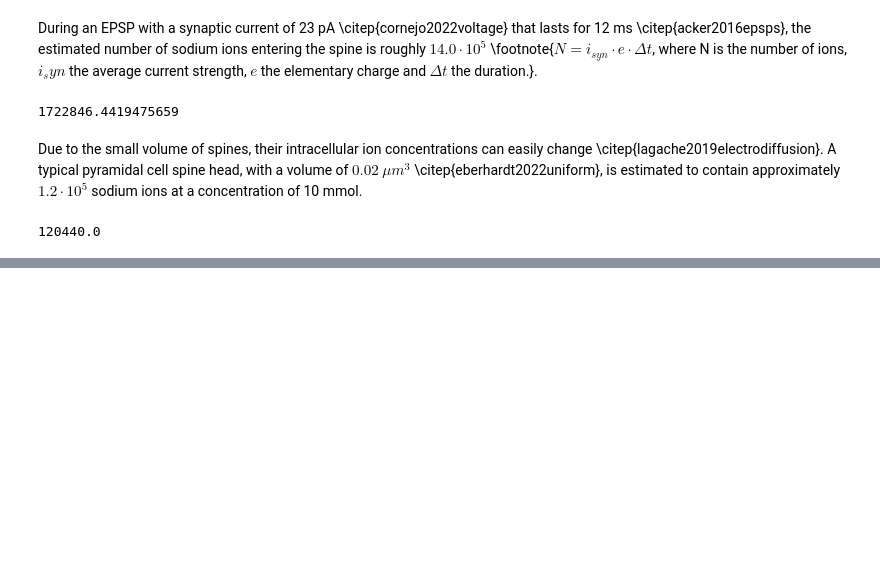
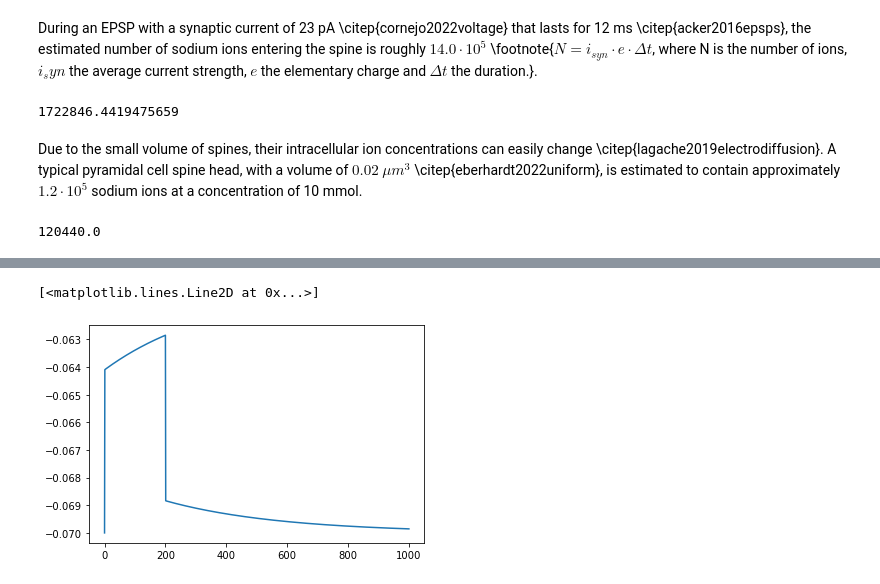
Before and after one commit to feblmu/Eberhardt2024Ion-concentration, a Jupyter notebook: notebooks/calcium_membrane_voltage.ipynb, the cells around one changed output, grey strips where cells are left out. Cells and saved outputs as stored; diff of their text form; code cells hidden in the pictures; blank space fills up the shorter version.

```diff
--- a/notebooks/calcium_membrane_voltage.ipynb
+++ b/notebooks/calcium_membrane_voltage.ipynb
@@ -144,0 +162,40 @@ Due to the small volume of spines, their intracellular ion concentrations can ea
+# %%
+file_id = 'experiment_205'
+(x,
+a,
+t,
+phi,
+c_Na,
+c_K,
+c_Cl,
+param_set,
+params,
+dx,
+dt,
+r_Na,
+R_Na,
+g_Na_ij,
+r_K,
+R_K,
+g_K_ij,
+r_Cl,
+R_Cl,
+g_Cl_ij,
+r_e,
+R_e,
+g_ij,
+i_c_Na,
+i_c_K,
+i_c_Cl,
+i_e_Na,
+i_e_K,
+i_e_Cl,
+i_e,
+i_c,
+i_total,
+) = plot.get_results_summary(file_id)
+
+plt.plot(phi[:,1])
+# %% [output]
+[<matplotlib.lines.Line2D at 0x...>]
+[figure, added]
```
Also changed, not shown: parts of 6 cells of this notebook, 10 other files.
